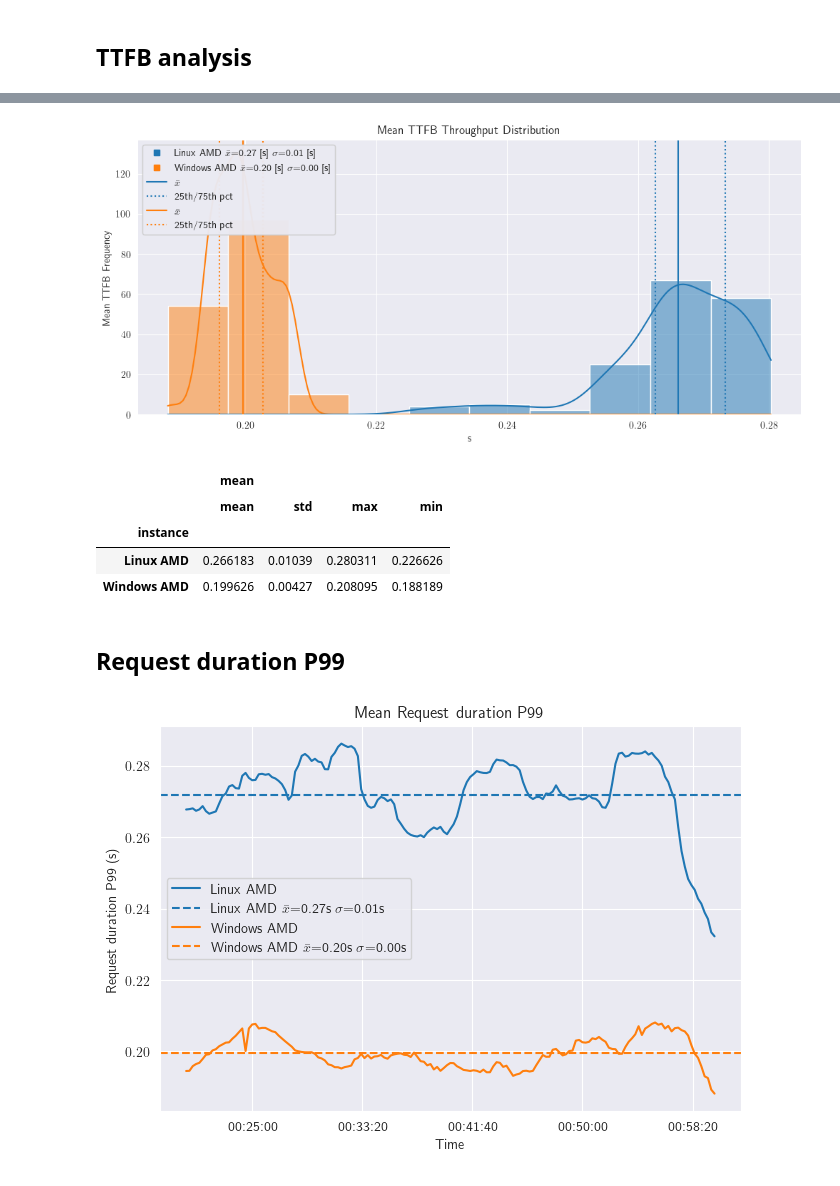
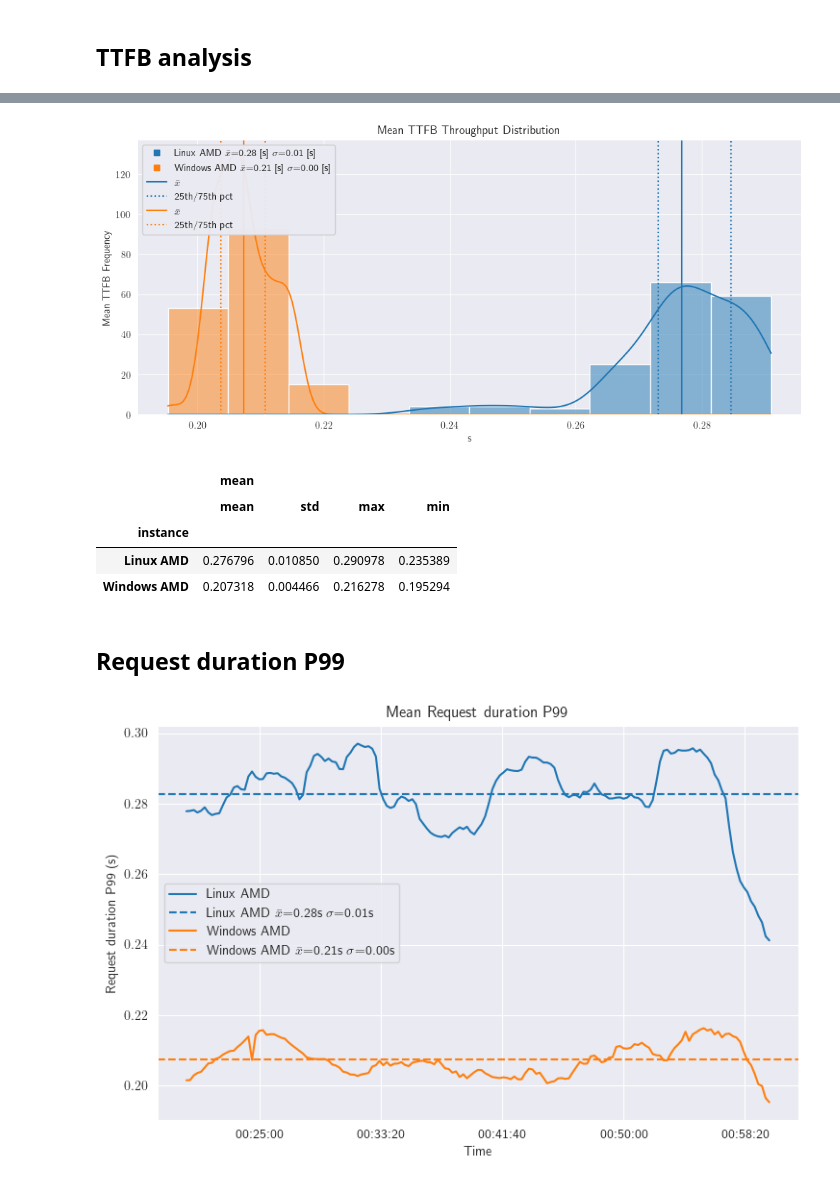
Before and after one commit to epicor-yasuomaidana/metrics-analysis, a Jupyter notebook: Quick Comparison.ipynb, the cells around one changed output, grey strips where cells are left out. Drawn from its saved outputs; the diff is of its cells as text; code cells hidden in the pictures.

Commit message:
Fixing data loading

```diff
--- a/Quick Comparison.ipynb
+++ b/Quick Comparison.ipynb
@@ -19,8 +19,8 @@ import matplotx  # Assuming matplotx is installed
 from typing import Callable
 
 
-def load_request_per_scenario(path: str, rate_columns: tuple[str, ...] = ("total",)) -> pd.DataFrame:
-    df = load_sum_total(path)
+def load_request_per_scenario(path: str,scenarios, rate_columns: tuple[str, ...] = ("total",)) -> pd.DataFrame:
+    df = load_sum_total(path,scenarios)
     for col in rate_columns:
         df[f"{col}_rate"] = df[col].diff() / df["dT"]
     return df
@@ -38,7 +38,13 @@ def merge_dashboards(stored_data: dict[str, dict], dashboard_name: str, loader:
         vus = data["vus"]
         test_instance, identifier = data["instance_identifier"]
         dashboards = data["dashboards"]
-        df = loader(dashboards[dashboard_name])
+        scenarios = ['BAQ', 'PartMaintenance', 'PartTracker', 'CustomerTracker',
+       'SalesOrderTracker', 'CopySalesOrder', 'POEntry20',
+       'MiscARInvoice', 'SOEntry10ShipTos', 'POEntry10', 'ProcessMRP',
+       'QuoteEntry', 'GLJournalTracker', 'QuantityOnHandCheck',
+       'SalesOrderEntry', 'ARInvoiceTracker', 'SalesOrderErrorNO',
+       'JobTracker', 'SalesOrderErrorYES']
+        df = loader(dashboards[dashboard_name], scenarios)
         df["vus"] = vus
         df["instance"] = "{} {}".format(*get_os_and_processor(test_instance))
         df["identifier"] = identifier
@@ -234,6 +240,10 @@ w2 = GrafanaUrlInputs(from_ts, to_ts, names_space, "l2", vus, var_scenario, reso
 
 downloader = QuickDownloader([l1, w2])
 data_ = downloader.download()
+# %%
+import pickle as pkl
+with open("results/quick_data.pkl", "wb") as f:
+    pkl.dump(data_, f)
 # %%
 total_requests = merge_dashboards(data_, "Total Requests per Scenario", load_request_per_scenario)
 total_iterations = merge_dashboards(data_, "Iterations per Scenario", load_request_per_scenario)
@@ -400,7 +408,7 @@ plt.show()
 # %%
 fig, ax = plt.subplots(figsize=(7.5, 5))
 
-mean_ttfb["mean"] =mean_ttfb[scenarios].mean(axis=1)
+#mean_ttfb["mean"] =mean_ttfb[scenarios].mean(axis=1)
 
 # Plot the time series
 plot_over_time(mean_ttfb, "mean", 'Mean TTFB over Time', 'TTFB (s)', ax=ax)
@@ -436,12 +444,12 @@ plot_throughput_hist(
 plt.show()
 mean_ttfb.groupby("instance").agg({"mean": ['mean', 'std', 'max', 'min']})
 # %% [output]
-[figure, old version]
+[figure, new version]
 |  | mean |  |  |  |
 |  | mean | std | max | min |
 | instance |  |  |  |  |
-| Linux AMD | 0.266183 | 0.01039 | 0.280311 | 0.226626 |
-| Windows AMD | 0.199626 | 0.00427 | 0.208095 | 0.188189 |
+| Linux AMD | 0.276796 | 0.010850 | 0.290978 | 0.235389 |
+| Windows AMD | 0.207318 | 0.004466 | 0.216278 | 0.195294 |
 # %% [markdown]
 ## Request duration P99
 # %%
@@ -449,32 +457,33 @@ fig, ax = plt.subplots(figsize=(7.5, 5))
 
 instances = mean_ttfb["instance"].unique()
 palette = dict(zip(instances, sns.color_palette("tab10", len(instances))))
 
-mean_request_duration["mean"] =mean_request_duration[scenarios].mean(axis=1)
+#mean_request_duration["mean"] =mean_request_duration[scenarios].mean(axis=1)
 
 def format_seconds_as_hms(x,_):
     td = pd.to_timedelta(x, unit='s')
     total_seconds = int(td.total_seconds())
     hours = total_seconds // 3600
     minutes = (total_seconds % 3600) // 60
     seconds = total_seconds % 60
     return f"{hours:02}:{minutes:02}:{seconds:02}"
 
 for os_name in ["Linux", "Windows"]:
     group = mean_request_duration[mean_request_duration["os"] == os_name].copy()
     group["timedelta_seconds"] = group.index.total_seconds()
     mean = group["mean"].mean()
     std = group["mean"].std()
     ax.plot(group["timedelta_seconds"], group["mean"], label=f"{os_name} AMD", color=palette[f"{os_name} AMD"])
     ax.axhline(mean, color=palette[f"{os_name} AMD"], linestyle="--",
                label=rf"{os_name} AMD $\bar{{x}}$={mean:.2f}s $\sigma$={std:.2f}s")
 
 plt.title("Mean Request duration P99")
 ax.xaxis.set_major_formatter(ticker.FuncFormatter(format_seconds_as_hms))
 ax.legend()
 plt.ylabel("Request duration P99 (s)")
 plt.xlabel("Time")
+plt.tight_layout()
 save_plot_if_new("results/Mean Request Duration P99 over Time.png", dpi=300)
 plt.show()
 # %% [output]
-[figure, old version]
+[figure, new version]
```
Also changed, not shown: parts of 8 cells of this notebook.
